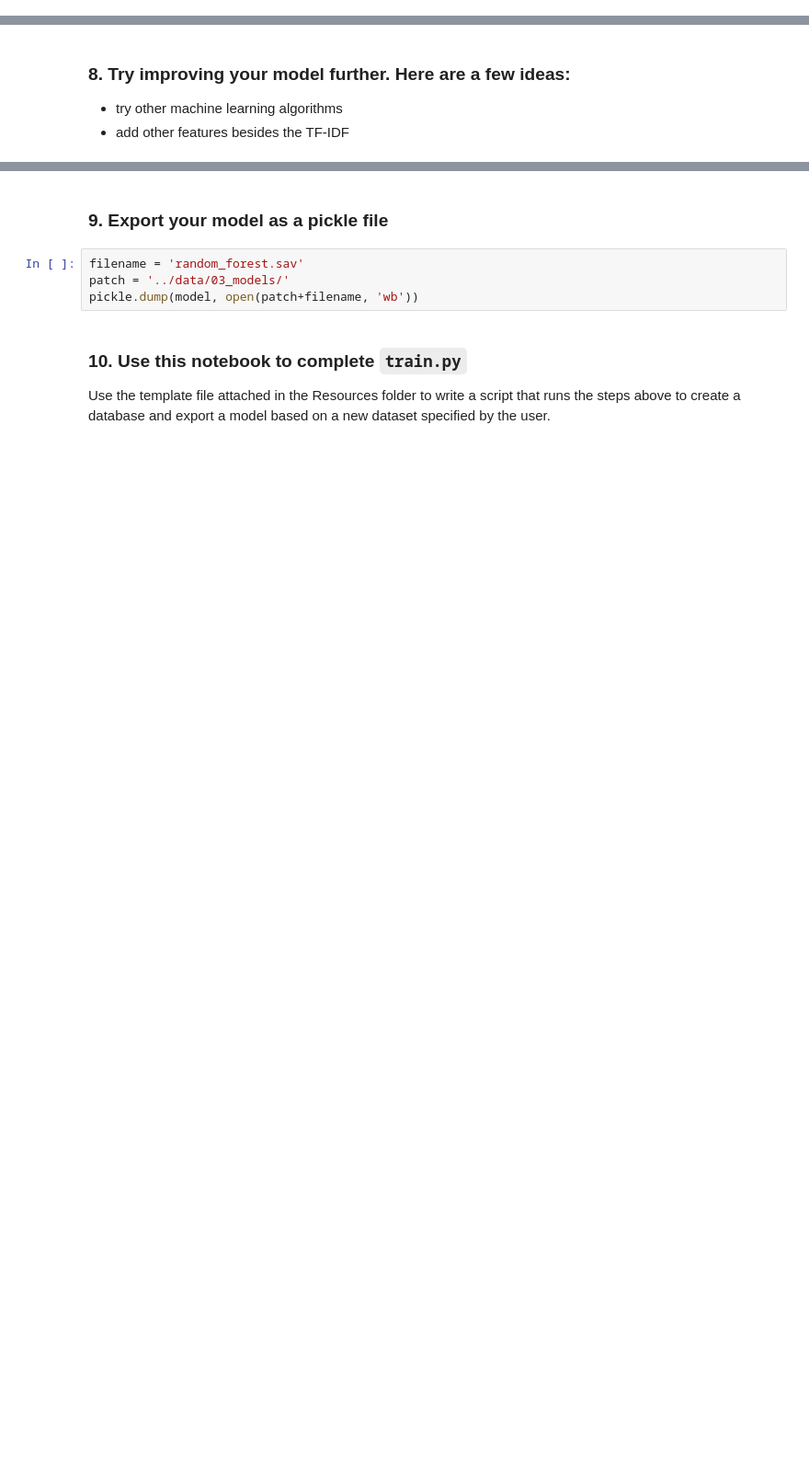
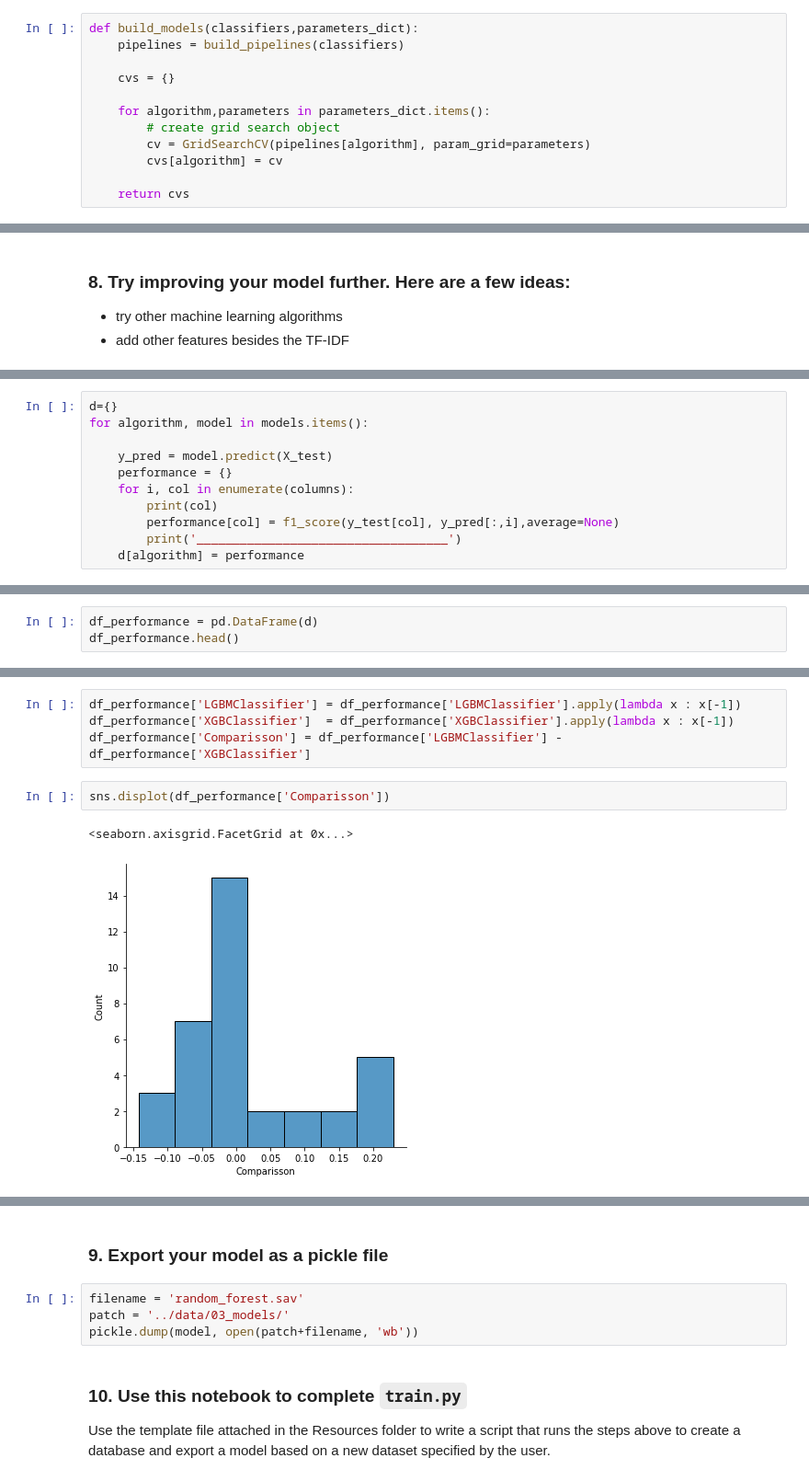
Before and after one commit to vpontello/disaster_response_pipeline, a Jupyter notebook: notebooks/ML_pipeline.ipynb, the cells around one changed output, grey strips where cells are left out. Shown: that part at 92% size. Saved outputs shown, nothing was run; the diff lists cells and outputs as text; blank space fills up the shorter version.

```diff
--- a/notebooks/ML_pipeline.ipynb
+++ b/notebooks/ML_pipeline.ipynb
@@ -177,4 +176,16 @@ pipeline.get_params()
  'clf__n_jobs': None}
+# %%
+def build_models(classifiers,parameters_dict):
+    pipelines = build_pipelines(classifiers)
+
+    cvs = {}
+
+    for algorithm,parameters in parameters_dict.items():
+        # create grid search object
+        cv = GridSearchCV(pipelines[algorithm], param_grid=parameters)
+        cvs[algorithm] = cv
+
+    return cvs
 # %%
 def build_model():
     pipeline = build_pipeline()
@@ -228,0 +433,11 @@ KeyboardInterrupt:
+# %%
+d={}
+for algorithm, model in models.items():
+
+    y_pred = model.predict(X_test)
+    performance = {}
+    for i, col in enumerate(columns):
+        print(col)
+        performance[col] = f1_score(y_test[col], y_pred[:,i],average=None)
+        print('___________________________________')
+    d[algorithm] = performance
@@ -228,0 +462,3 @@ KeyboardInterrupt:
+# %%
+df_performance = pd.DataFrame(d)
+df_performance.head()
@@ -228,0 +472,9 @@ KeyboardInterrupt:
+# %%
+df_performance['LGBMClassifier'] = df_performance['LGBMClassifier'].apply(lambda x : x[-1])
+df_performance['XGBClassifier']  = df_performance['XGBClassifier'].apply(lambda x : x[-1])
+df_performance['Comparisson'] = df_performance['LGBMClassifier'] - df_performance['XGBClassifier']
+# %%
+sns.displot(df_performance['Comparisson'])
+# %% [output]
+<seaborn.axisgrid.FacetGrid at 0x...>
+[figure, added]
```
Also changed, not shown: parts of 11 cells of this notebook, 3 other files.
